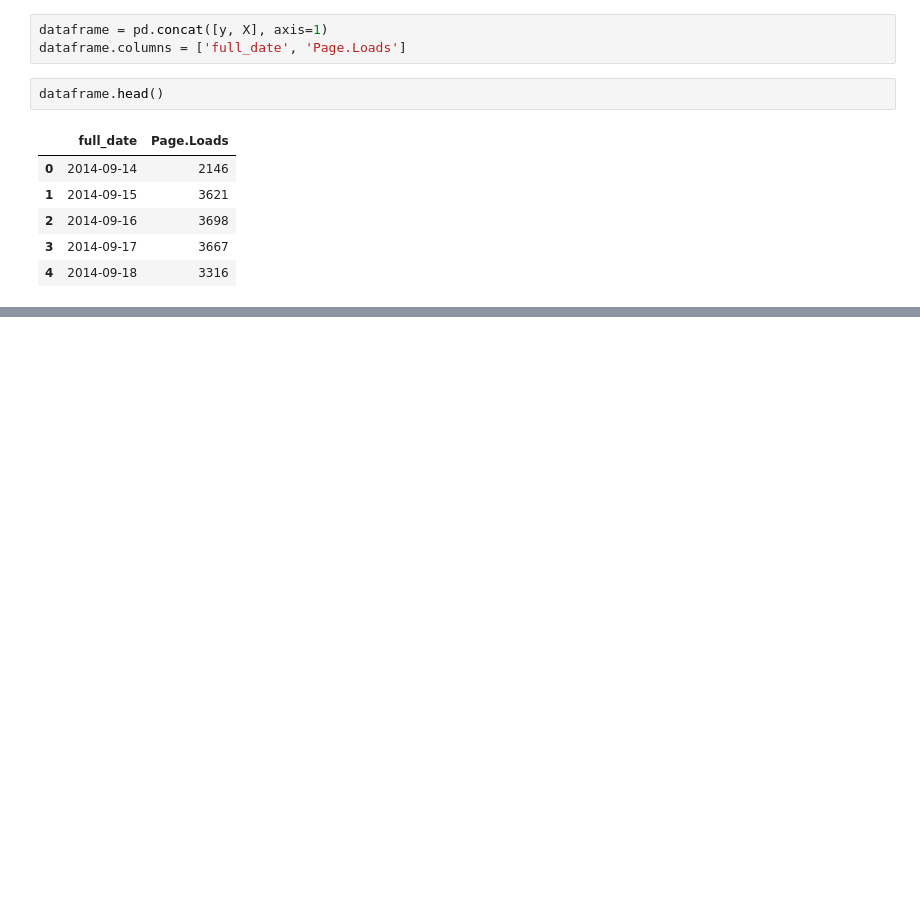
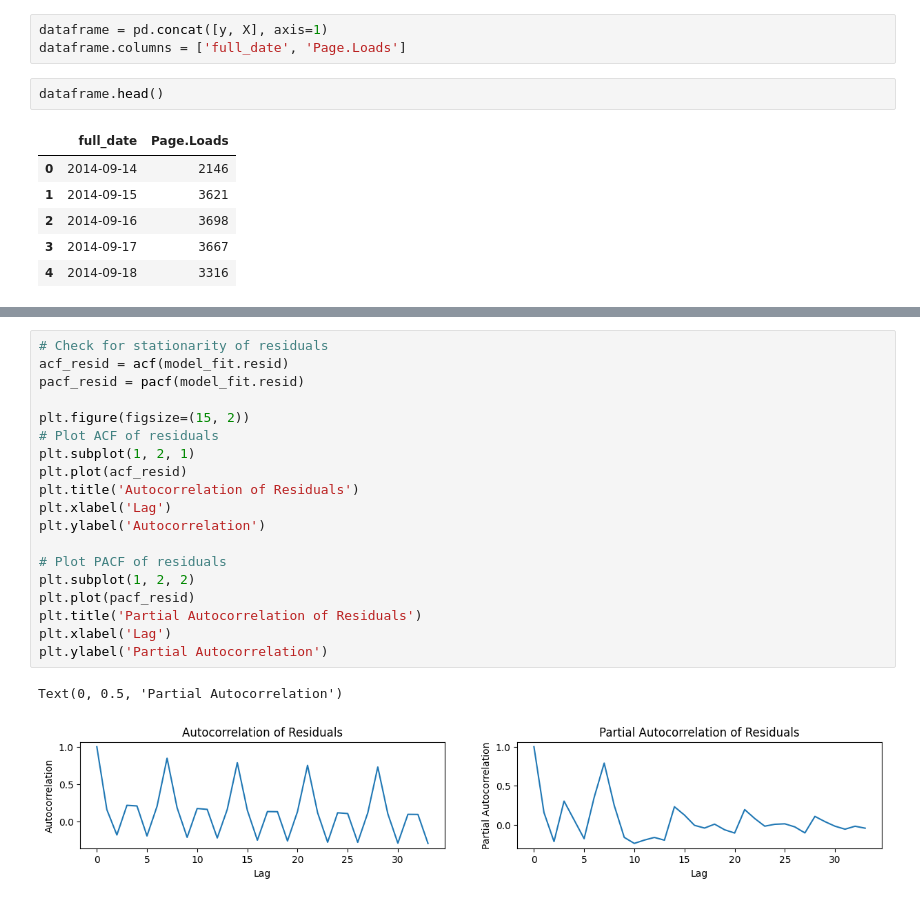
Before and after one commit to BrockherdeT/econometrics, a Jupyter notebook: shared_A4.ipynb, the cells around one changed output, grey strips where cells are left out. Saved outputs shown, nothing was run; the diff lists cells and outputs as text; blank space fills up the shorter version.

```diff
--- a/shared_A4.ipynb
+++ b/shared_A4.ipynb
@@ -242,0 +412,22 @@ Page.Loads  4.339116e+18  1.825141e+06
+# %%
+# Check for stationarity of residuals
+acf_resid = acf(model_fit.resid)
+pacf_resid = pacf(model_fit.resid)
+
+plt.figure(figsize=(15, 2))
+# Plot ACF of residuals
+plt.subplot(1, 2, 1)
+plt.plot(acf_resid)
+plt.title('Autocorrelation of Residuals')
+plt.xlabel('Lag')
+plt.ylabel('Autocorrelation')
+
+# Plot PACF of residuals
+plt.subplot(1, 2, 2)
+plt.plot(pacf_resid)
+plt.title('Partial Autocorrelation of Residuals')
+plt.xlabel('Lag')
+plt.ylabel('Partial Autocorrelation')
+# %% [output]
+Text(0, 0.5, 'Partial Autocorrelation')
+[figure, added]
```
Also changed, not shown: parts of 18 cells of this notebook.
